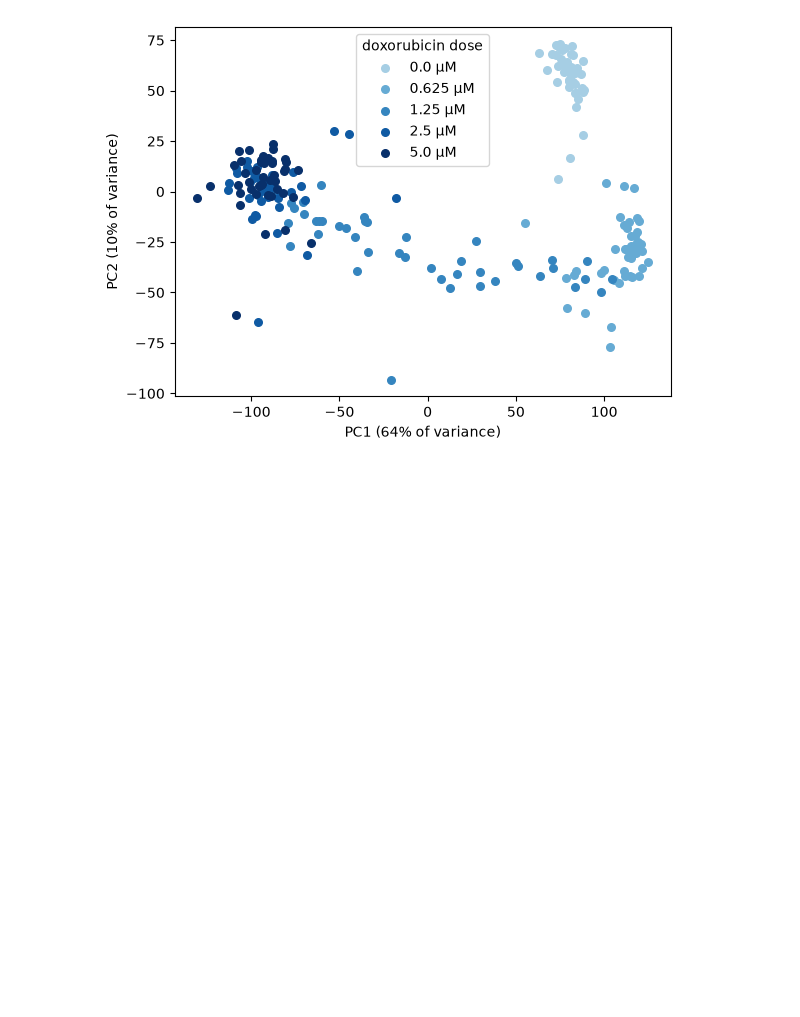
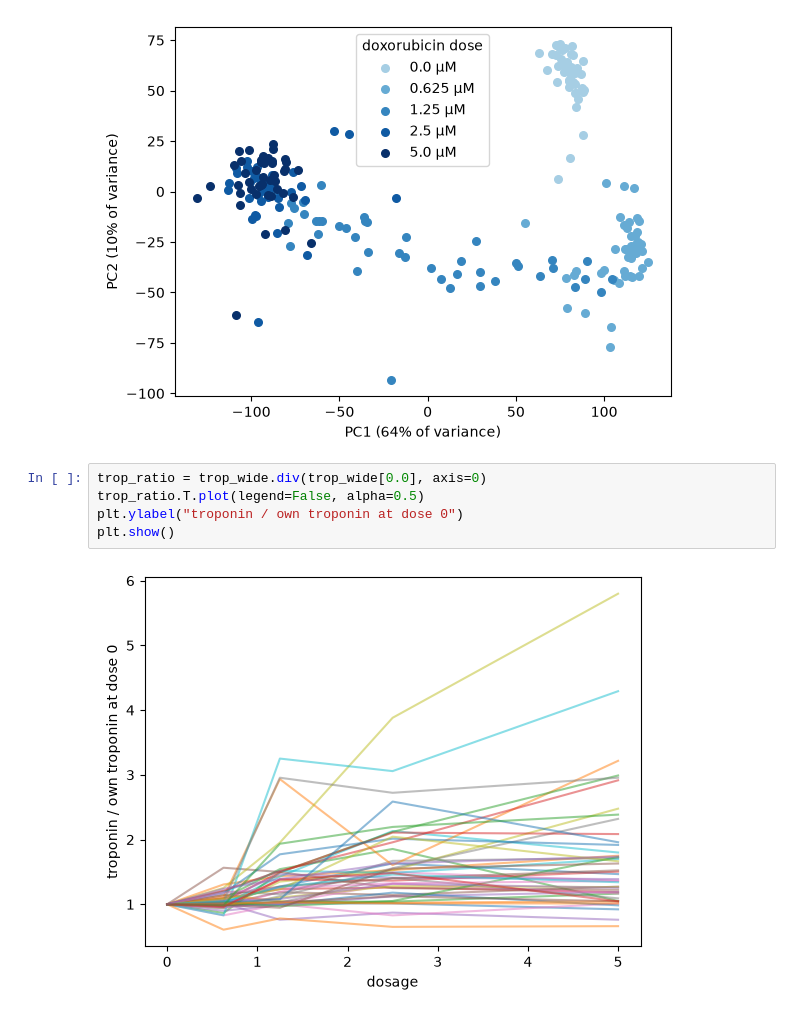
Before and after one commit to veliatees/dox-cardiotox-risk, a Jupyter notebook: explore.ipynb, the cells around one changed output. Saved outputs shown, nothing was run; the diff lists cells and outputs as text; blank space fills up the shorter version.

```diff
--- a/explore.ipynb
+++ b/explore.ipynb
@@ -112,3 +112,10 @@ plt.ylabel(f"PC2 ({pca.explained_variance_ratio_[1]*100:.0f}% of variance)")
 plt.show()
 # %% [output]
 [figure]
+# %%
+trop_ratio = trop_wide.div(trop_wide[0.0], axis=0)
+trop_ratio.T.plot(legend=False, alpha=0.5)
+plt.ylabel("troponin / own troponin at dose 0")
+plt.show()
+# %% [output]
+[figure, added]
```
Also changed, not shown: parts of 2 cells of this notebook, 4 other files.
